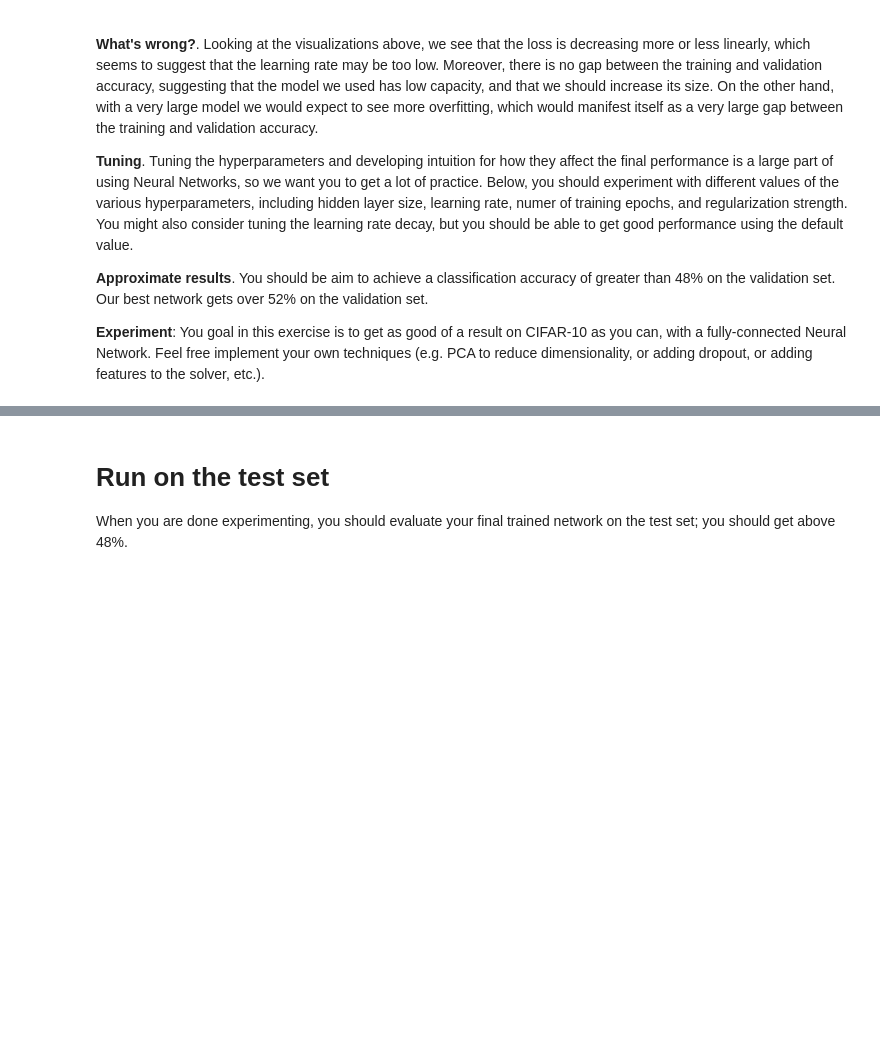
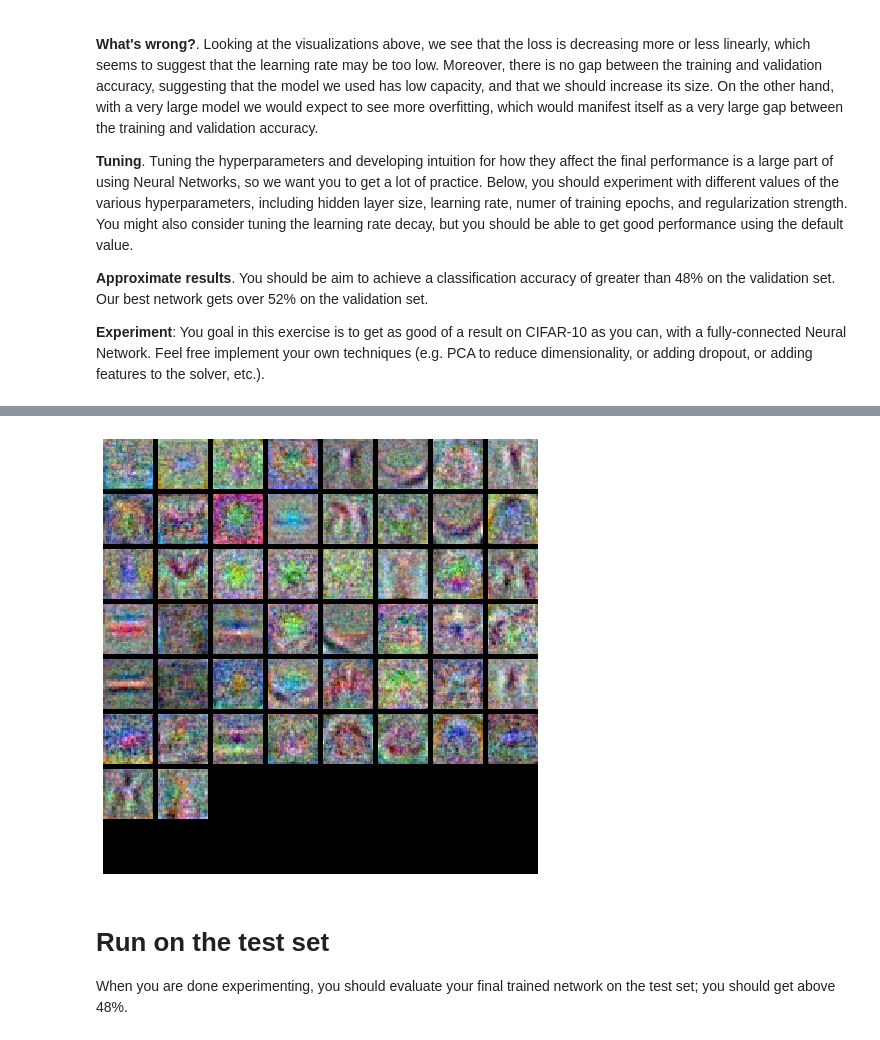
Before and after one commit to yaarams/yandex, a Jupyter notebook: dl/assignment1/two_layer_net.ipynb, the cells around one changed output, grey strips where cells are left out. Saved outputs shown, nothing was run; the diff lists cells and outputs as text; code cells hidden in the pictures; blank space fills up the shorter version.

```diff
--- a/dl/assignment1/two_layer_net.ipynb
+++ b/dl/assignment1/two_layer_net.ipynb
@@ -375,6 +468,9 @@ best_net = None # store the best model into this
 # %%
 # visualize the weights of the best network
+best_net = net
 show_net_weights(best_net)
+# %% [output]
+[figure, added]
 # %% [markdown]
 # Run on the test set
 When you are done experimenting, you should evaluate your final trained network on the test set; you should get above 48%.
```
Also changed, not shown: parts of 12 cells of this notebook, 1 other file.
